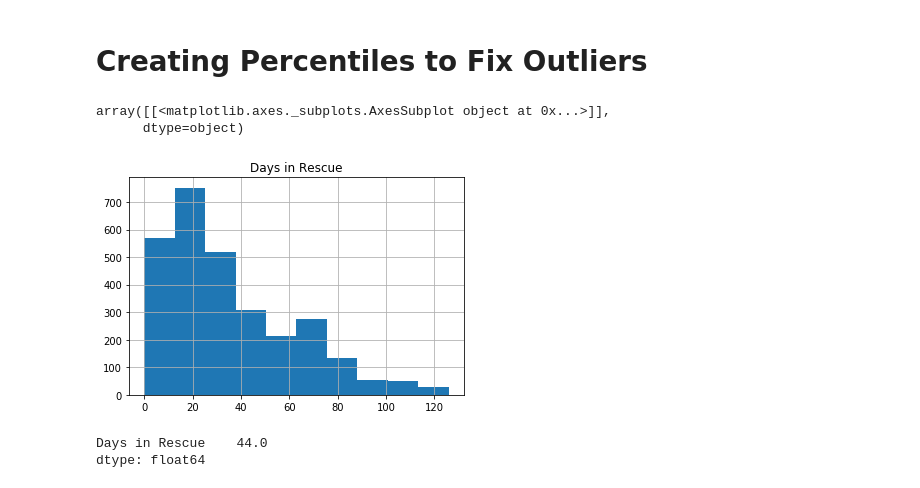
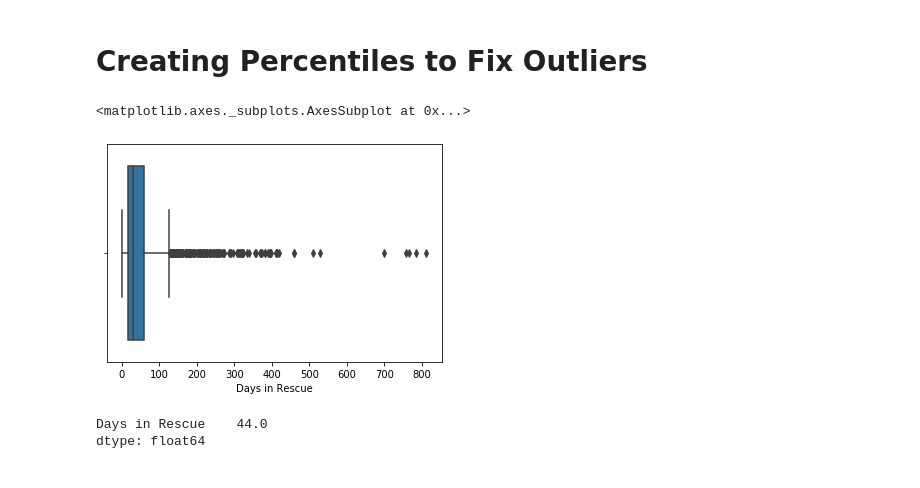
Before and after one commit to bhavanij2/dog-rescue-prediction, a Jupyter notebook: Dog Rescue Jonas Malave Campos.ipynb, the cells around one changed output. Cells and saved outputs as stored; diff of their text form; code cells hidden in the pictures.

```diff
--- a/Dog Rescue Jonas Malave Campos.ipynb
+++ b/Dog Rescue Jonas Malave Campos.ipynb
@@ -20,11 +20,10 @@ df.head(1)
 # Creating Percentiles to Fix Outliers
 # %%
 #Before fixing Percentiles
-df['Days in Rescue']
+sns.boxplot(data=df, x='Days in Rescue')
 # %% [output]
-array([[<matplotlib.axes._subplots.AxesSubplot object at 0x...>]],
-      dtype=object)
+<matplotlib.axes._subplots.AxesSubplot at 0x...>
-[figure, old version]
+[figure, new version]
 # %%
 #Creating Percentiles
 df1=pd.DataFrame(df['Days in Rescue'])
```
